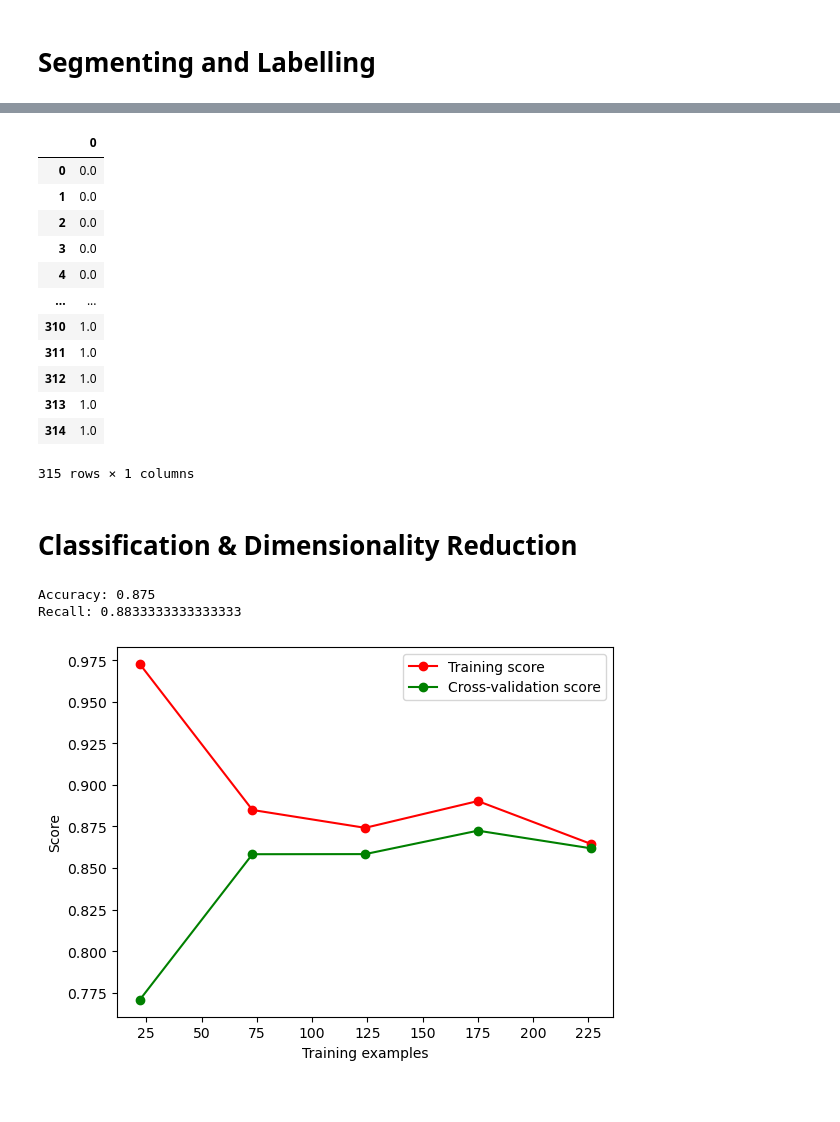
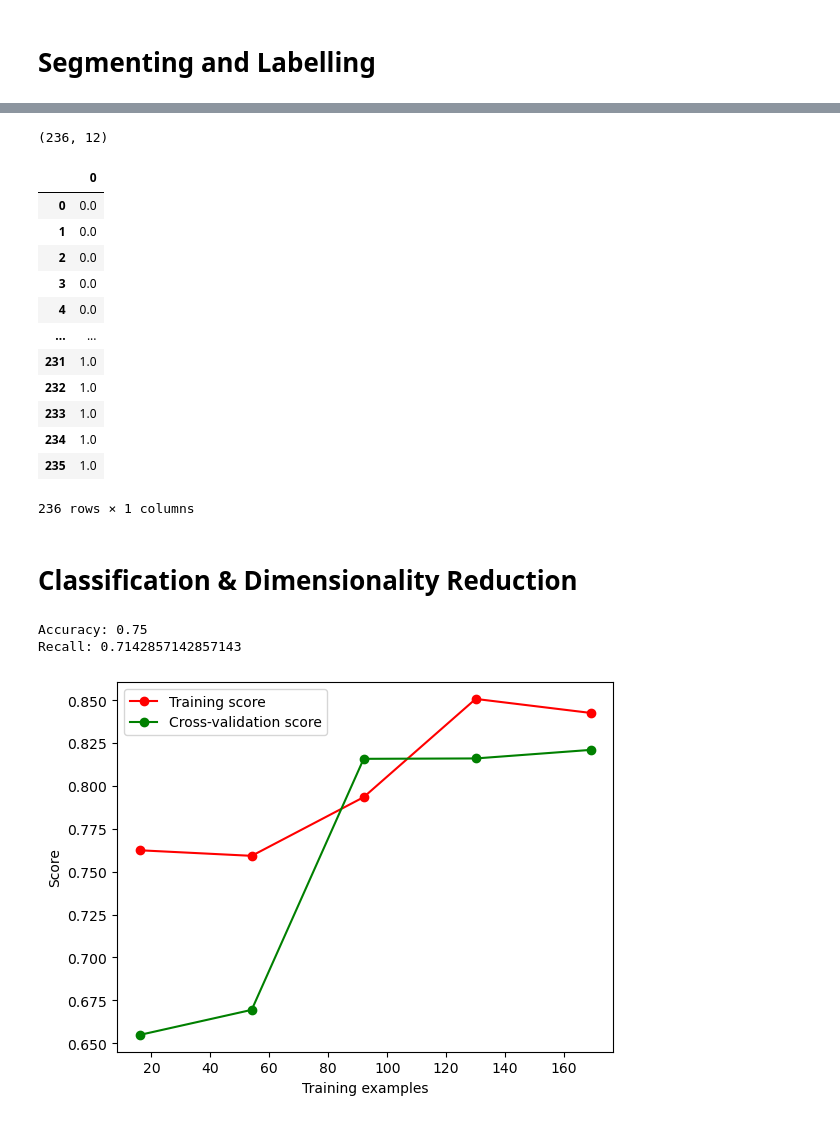
Before and after one commit to aghassel/Activity-Tracking-Project, a Jupyter notebook: features_classification.ipynb, the cells around one changed output, grey strips where cells are left out. Cells and saved outputs as stored; diff of their text form; code cells hidden in the pictures.

Commit message:
better graphs

```diff
--- a/features_classification.ipynb
+++ b/features_classification.ipynb
@@ -35,8 +38,7 @@ def remove_five_seconds_rolling(df, window_size):
     end_time = df["Time (s)"].max()
     df = df[(df["Time (s)"] > start_time + 5) & (df["Time (s)"] < end_time - 5)]
 
-    df = df.rolling(window_size).mean()
-    df = df.dropna()
+    df = df.rolling(window_size).mean().dropna()
     return df
 
 def segment_data(data, window_size=5, sample_rate=100):
@@ -75,9 +77,10 @@ def extract_features(segment):
     return features
 
 def normalize_data(data):
+    data_copy = data.copy()
     scaler = MinMaxScaler()
-    data.iloc[:, 1:-1] = scaler.fit_transform(data.iloc[:, 1:-1])  # Exclude the 'Activity' column and Time
-    return data
+    data_copy.iloc[:, 1:-1] = scaler.fit_transform(data_copy.iloc[:, 1:-1])  # Exclude the 'Activity' column and Time
+    return data_copy
 # %% [markdown]
 # Loading & Pre-processing
 # %%
@@ -108,7 +111,7 @@ data_files = {
         "walking": {
             "backright": "data/walking/awbrp_data.csv",
             "frontleft": "data/walking/awflp_data.csv",
-            "pocket": "data/NewData/abdellah_walking_pocket.csv",
+            # #"pocket": "data/NewData/abdellah_walking_pocket.csv",
         },
     },
     "liam": {
@@ -125,8 +128,6 @@ data_files = {
     },
 }
 
-activity_codes = {"jumping": 0, "walking": 1}
-
 labeled_data = load_and_label_data(data_files)
-preprocessed_data = [remove_five_seconds_rolling(df, 20) for df in labeled_data]
+preprocessed_data = [remove_five_seconds_rolling(df, 5) for df in labeled_data]
 normalized_data = [normalize_data(df) for df in preprocessed_data]
@@ -193,3 +267,7 @@ segmented_data
+# %%
+pd.DataFrame(data_matrix).shape
+# %% [output]
+(236, 12)
 # %%
 pd.DataFrame(label_vector)
 # %% [output]
@@ -200,49 +278,49 @@ pd.DataFrame(label_vector)
 | 3 | 0.0 |
 | 4 | 0.0 |
 | ... | ... |
-| 310 | 1.0 |
-| 311 | 1.0 |
-| 312 | 1.0 |
-| 313 | 1.0 |
-| 314 | 1.0 |
+| 231 | 1.0 |
+| 232 | 1.0 |
+| 233 | 1.0 |
+| 234 | 1.0 |
+| 235 | 1.0 |
-315 rows × 1 columns
+236 rows × 1 columns
 # %% [markdown]
 # Classification & Dimensionality Reduction
 # %%
 #%%
 #Split the data into a training set (90%) and a testing set (10%)
-X_train, X_test, Y_train, Y_test = train_test_split(data_matrix, label_vector, test_size=0.1, random_state=42)
+X_train, X_test, Y_train, Y_test = train_test_split(data_matrix, label_vector, test_size=0.1, random_state=42, shuffle = True)
 
 #Create a pipeline with PCA and logistic regression
 pipe = make_pipeline(PCA(n_components=2), LogisticRegression())
 
 #Train the logistic regression model
 pipe.fit(X_train, Y_train)
 
 #Apply the trained model on the test set and record the accuracy
 y_pred = pipe.predict(X_test)
 accuracy = accuracy_score(Y_test, y_pred)
 print(f"Accuracy: {accuracy}")
 
 recall = recall_score(Y_test, y_pred, average='macro')
 print(f"Recall: {recall}")
 
 #Plot the learning curve
 train_sizes, train_scores, test_scores = learning_curve(pipe, X_train, Y_train, cv=5, n_jobs=-1)
 train_scores_mean = np.mean(train_scores, axis=1)
 test_scores_mean = np.mean(test_scores, axis=1)
 
 plt.figure()
 plt.plot(train_sizes, train_scores_mean, 'o-', color="r", label="Training score")
 plt.plot(train_sizes, test_scores_mean, 'o-', color="g", label="Cross-validation score")
 plt.xlabel("Training examples")
 plt.ylabel("Score")
 plt.legend(loc="best")
 plt.show()
 # %% [output]
-Accuracy: 0.875
-Recall: 0.8833333333333333
+Accuracy: 0.75
+Recall: 0.7142857142857143
-[figure, old version]
+[figure, new version]
 # %%
 #Split the data into training and testing sets with 90% training and 10% testing
 X_train, X_test, Y_train, Y_test = train_test_split(data_matrix, label_vector, test_size=0.1, random_state=42, stratify=label_vector)
```
Also changed, not shown: parts of 13 cells of this notebook.
